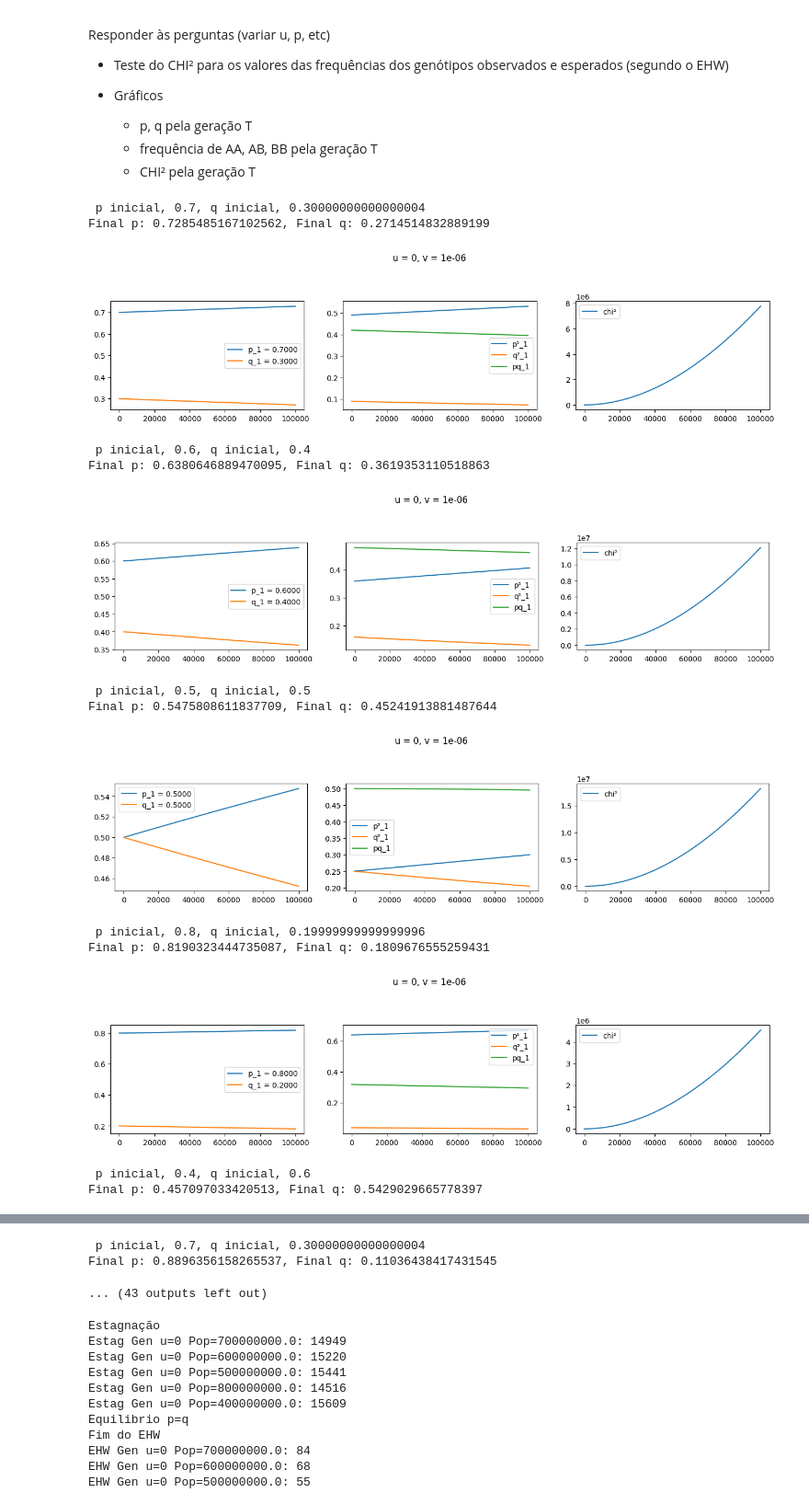
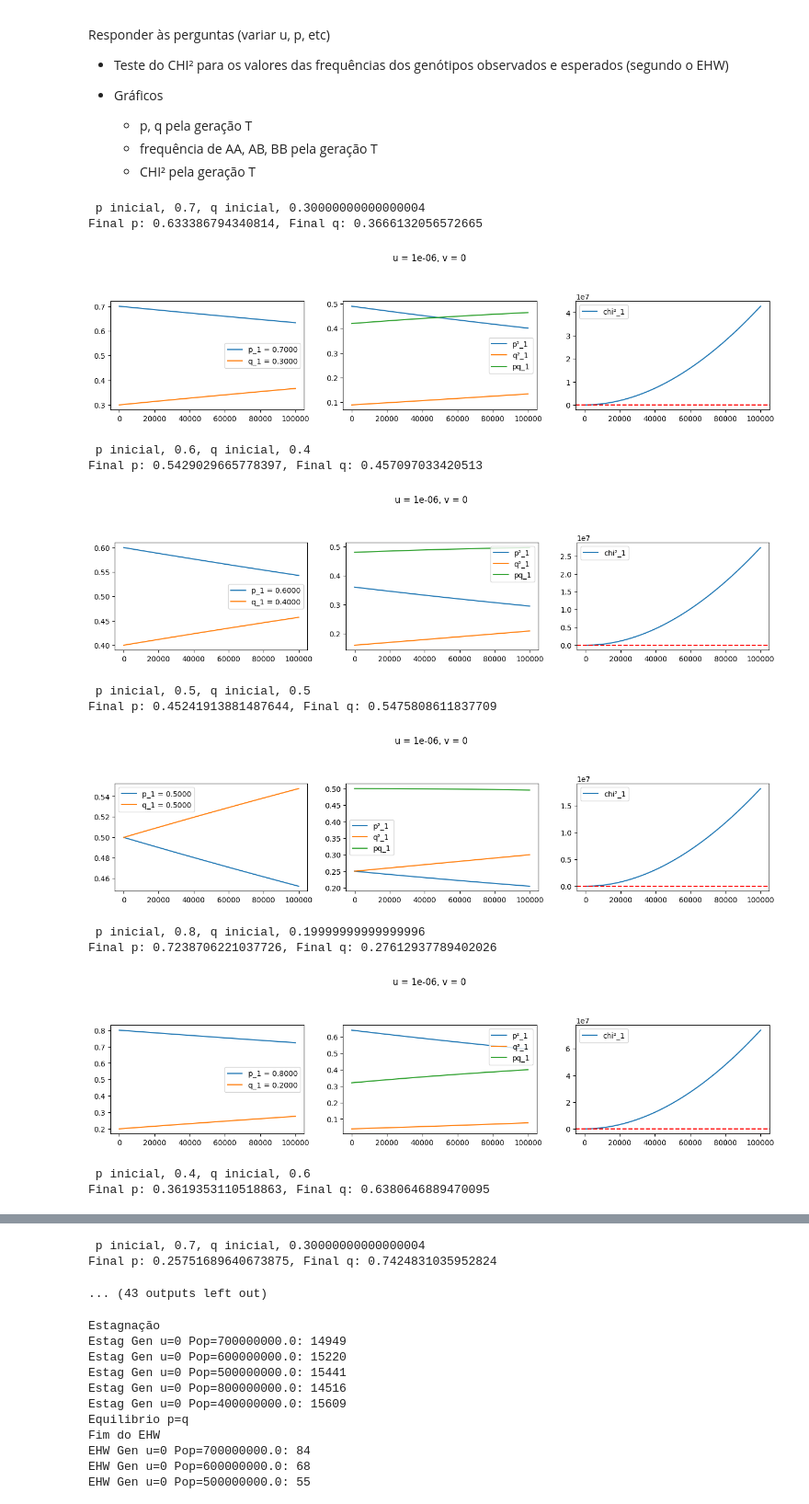
Before and after one commit to mauro-moura/GA044-Evolucao, a Jupyter notebook: Implementation_1_2/implementation_1.ipynb, the cells around one changed output, grey strips where cells are left out. Shown at 92% size. Cells and saved outputs as stored; diff of their text form; code cells hidden in the pictures.

```diff
--- a/Implementation_1_2/implementation_1.ipynb
+++ b/Implementation_1_2/implementation_1.ipynb
@@ -48,17 +53,17 @@ def generate_random_samples(p, q, N):
     values = [p**2 * N, 2*p*q*N, q**2 * N]
     return values
 # %%
-u_list = [0]
-v_list = [1e-6, 1e-5, 1e-4, 1e-3, 1e-2]
+u_list = [1e-6, 1e-5, 1e-4, 1e-3, 1e-2]
+v_list = [0]
 p0_list = [0.7, 0.6, 0.5, 0.8, 0.4]
 q0_list = [1 - p0 for p0 in p0_list]
 # v_list = [1e-4, 1e-3, 1e-2, 1e-1]
 
-t = np.arange(1e5)
+t = np.arange(1e5).astype(int)
 precision = 10
 
 N = 1e9
-n = 3 - 1 # Graus de Liberdade
+n = 1 # Graus de Liberdade
 
 estag_gens = {}
 eq_gens = {}
@@ -129,42 +134,42 @@ for u in u_list:
                 q_t.append(q)
                 p2_t.append(p2)
                 q2_t.append(q2)
                 pq_t.append(pq)
                 chi_squared.append(chi_2)
 
             p_t_list.append(p_t)
             q_t_list.append(q_t)
             p2_t_list.append(p2_t)
             q2_t_list.append(q2_t)
             pq_t_list.append(pq_t)
             chi_squared_list.append(chi_squared)
 
 
             print(f"Final p: {p_t[-1]}, Final q: {q_t[-1]}")
             plot_all(t, [p_t], [q_t], [p2_t], [q2_t], [pq_t], [chi_squared], [p0], [q0], u, v)
         # plot_n_pt(t, p_t_list, p0_list, u, v)
 
         plot_all(t, p_t_list, q_t_list, p2_t_list, q2_t_list, pq_t_list, chi_squared_list, p0_list, q0_list, u, v)
         # For each p value do the plot in a subplot
         # plot_n_pt_qt(t, p_t_list, q_t_list, p0_list, q0_list, u, v)
         # plot_n_p2_q2_pq(t, p2_t_list, q2_t_list, pq_t_list, p0_list, q0_list, u, v)
 
         # plot_pt(t, p_t, p0)
         # plot_pt(t, q_t, q0)
 
         # plot_pt_qt(t, p_t, q_t, p0, q0)
 # %% [output]
  p inicial, 0.7, q inicial, 0.30000000000000004
-Final p: 0.7285485167102562, Final q: 0.2714514832889199
+Final p: 0.633386794340814, Final q: 0.3666132056572665
-[figure, old version]
+[figure, new version]
  p inicial, 0.6, q inicial, 0.4
-Final p: 0.6380646889470095, Final q: 0.3619353110518863
+Final p: 0.5429029665778397, Final q: 0.457097033420513
-[figure, old version]
+[figure, new version]
  p inicial, 0.5, q inicial, 0.5
-Final p: 0.5475808611837709, Final q: 0.45241913881487644
+Final p: 0.45241913881487644, Final q: 0.5475808611837709
-[figure, old version]
+[figure, new version]
  p inicial, 0.8, q inicial, 0.19999999999999996
-Final p: 0.8190323444735087, Final q: 0.1809676555259431
+Final p: 0.7238706221037726, Final q: 0.27612937789402026
-[figure, old version]
+[figure, new version]
  p inicial, 0.4, q inicial, 0.6
-Final p: 0.457097033420513, Final q: 0.5429029665778397
+Final p: 0.3619353110518863, Final q: 0.6380646889470095
@@ -173,5 +178,5 @@ Final p: 0.457097033420513, Final q: 0.5429029665778397
  p inicial, 0.7, q inicial, 0.30000000000000004
-Final p: 0.8896356158265537, Final q: 0.11036438417431545
+Final p: 0.25751689640673875, Final q: 0.7424831035952824
 ... (43 outputs left out)
 # %%
 print("Estagnação")
```
Also changed, not shown: parts of 3 cells of this notebook, 8 other files.
